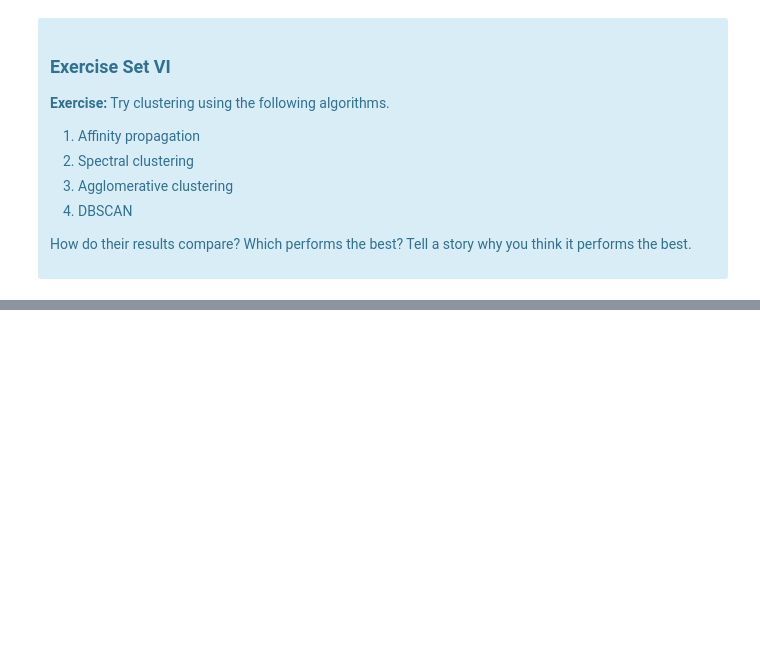
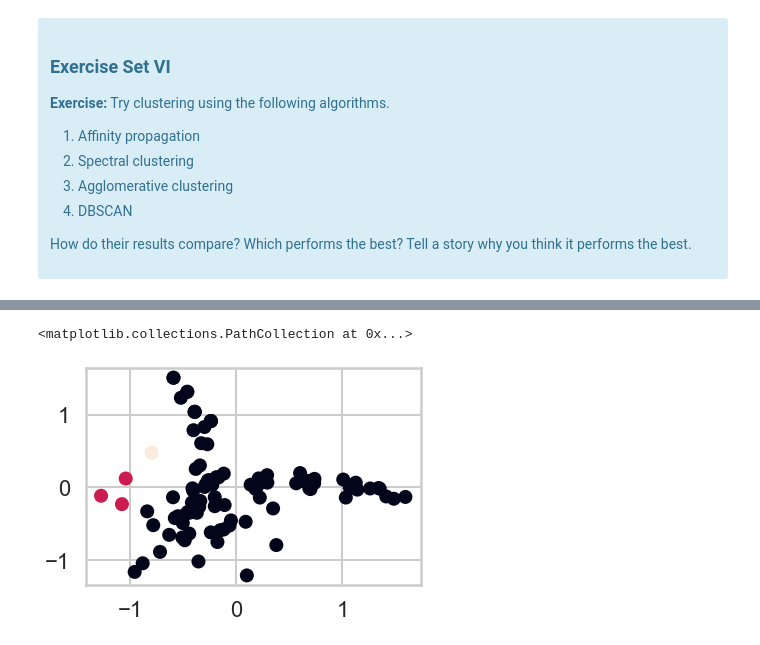
Before and after one commit to ashleyg16/Springboard, a Jupyter notebook: Clustering_Case_Study_updated_10_15_2020/Clustering Case Study - Customer Segmentation with K-Means - Tier 3.ipynb, the cells around one changed output, grey strips where cells are left out. Cells and saved outputs as stored; diff of their text form; code cells hidden in the pictures; blank space fills up the shorter version.

```diff
--- a/Clustering_Case_Study_updated_10_15_2020/Clustering Case Study - Customer Segmentation with K-Means - Tier 3.ipynb
+++ b/Clustering_Case_Study_updated_10_15_2020/Clustering Case Study - Customer Segmentation with K-Means - Tier 3.ipynb
@@ -515,0 +567,11 @@ Source: http://scikit-learn.org/stable/modules/clustering.html
+# %%
+#Does is look any different is you use Manhattan distance?
+#Agglomerative clustering with Manhattan distance
+acm = AgglomerativeClustering(n_clusters = 3, affinity = 'manhattan', linkage = 'average')
+acm.fit(x_cols)
+labels_acm = acm.labels_
+
+plt.scatter(pc1, pc2, c = labels_acm)
+# %% [output]
+<matplotlib.collections.PathCollection at 0x...>
+[figure, added]
```
Also changed, not shown: parts of 15 cells of this notebook.
